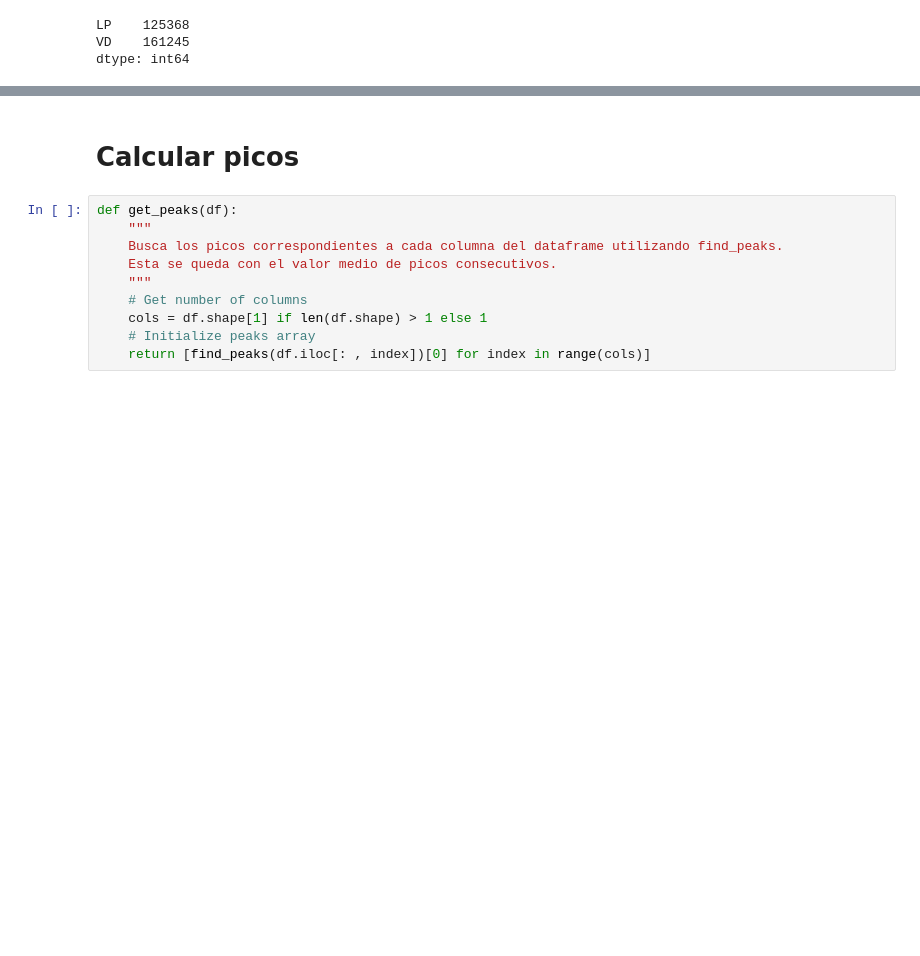
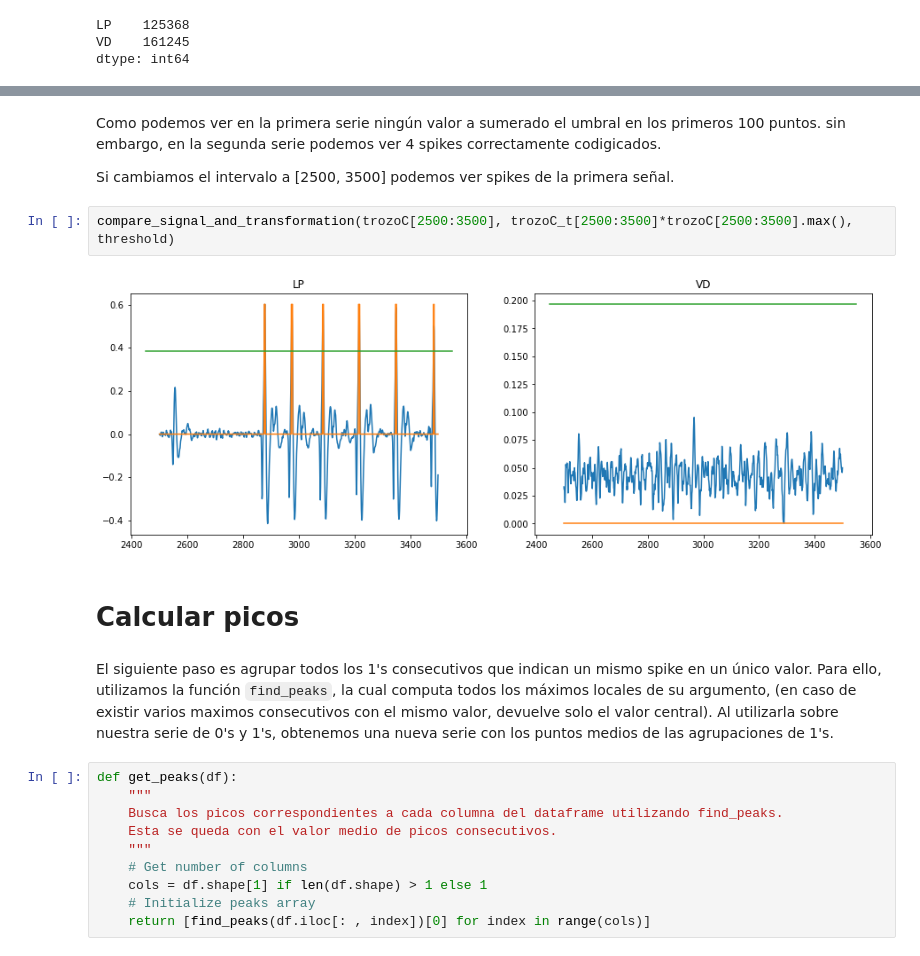
Before and after one commit to Ludvins/MCD_Practicas_TI, a Jupyter notebook: P1.ipynb, the cells around one changed output, grey strips where cells are left out. Drawn from its saved outputs; the diff is of its cells as text; blank space fills up the shorter version.

```diff
--- a/P1.ipynb
+++ b/P1.ipynb
@@ -84,5 +96,15 @@ compare_signal_and_transformation(trozoC[0:N], trozoC_t[0:N]*trozoC[0:N].max(),
+# %% [markdown]
+Como podemos ver en la primera serie ningún valor a sumerado el umbral en los primeros 100 puntos. sin embargo, en la segunda serie podemos ver 4 spikes correctamente codigicados.
+
+Si cambiamos el intervalo a [2500, 3500] podemos ver spikes de la primera señal.
+# %%
+compare_signal_and_transformation(trozoC[2500:3500], trozoC_t[2500:3500]*trozoC[2500:3500].max(), threshold)
+# %% [output]
+[figure, added]
 # %% [markdown]
 # Calcular picos
+# %% [markdown]
+El siguiente paso es agrupar todos los 1's consecutivos que indican un mismo spike en un único valor. Para ello, utilizamos la función `find_peaks`, la cual computa todos los máximos locales de su argumento, (en caso de existir varios maximos consecutivos con el mismo valor, devuelve solo el valor central). Al utilizarla sobre nuestra serie de 0's y 1's, obtenemos una nueva serie con los puntos medios de las agrupaciones de 1's.
 # %%
 def get_peaks(df):
     """
```
Also changed, not shown: parts of 37 cells of this notebook.
